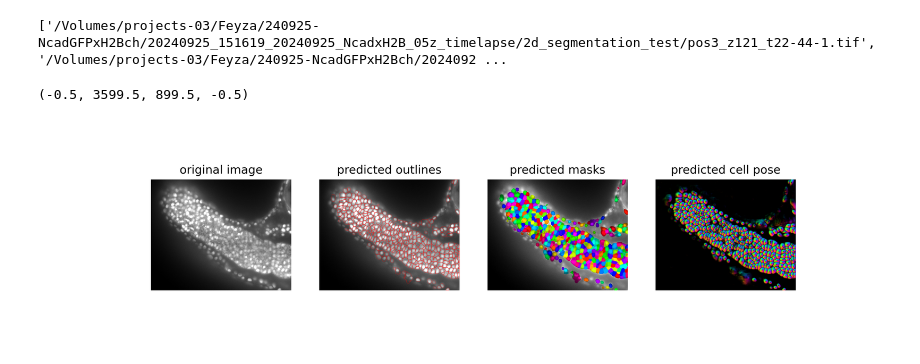
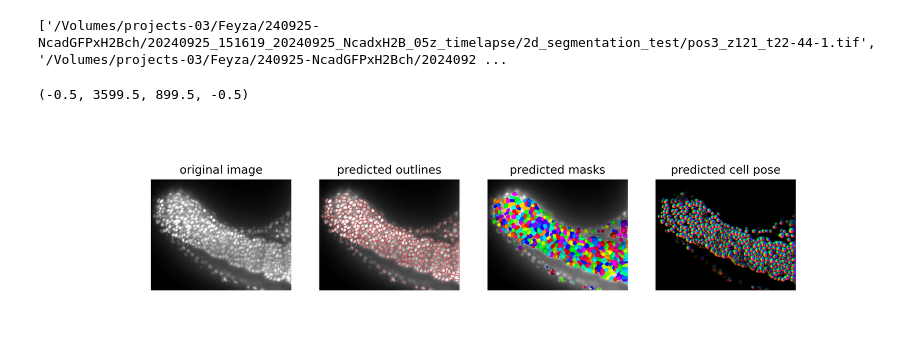
Before and after one commit to feyzanar/git-mycodes, a Jupyter notebook: 2d_cellpose.ipynb, the cells around one changed output. Cells and saved outputs as stored; diff of their text form; code cells hidden in the pictures.

```diff
--- a/2d_cellpose.ipynb
+++ b/2d_cellpose.ipynb
@@ -98,10 +102,10 @@ io.save_masks(images,
               save_mpl=True # make matplotlib fig to view (WARNING: SLOW W/ LARGE IMAGES)
               )
 # %%
-f = files[0]
+f = files[19]
 plt.figure(figsize=(12,4), dpi=300)
 plt.imshow(io.imread(os.path.splitext(f)[0] + '_cp_output.png'))
 plt.axis('off')
 # %% [output]
 (-0.5, 3599.5, 899.5, -0.5)
-[figure, old version]
+[figure, new version]
```
Also changed, not shown: parts of 5 cells of this notebook, 2 other files.
